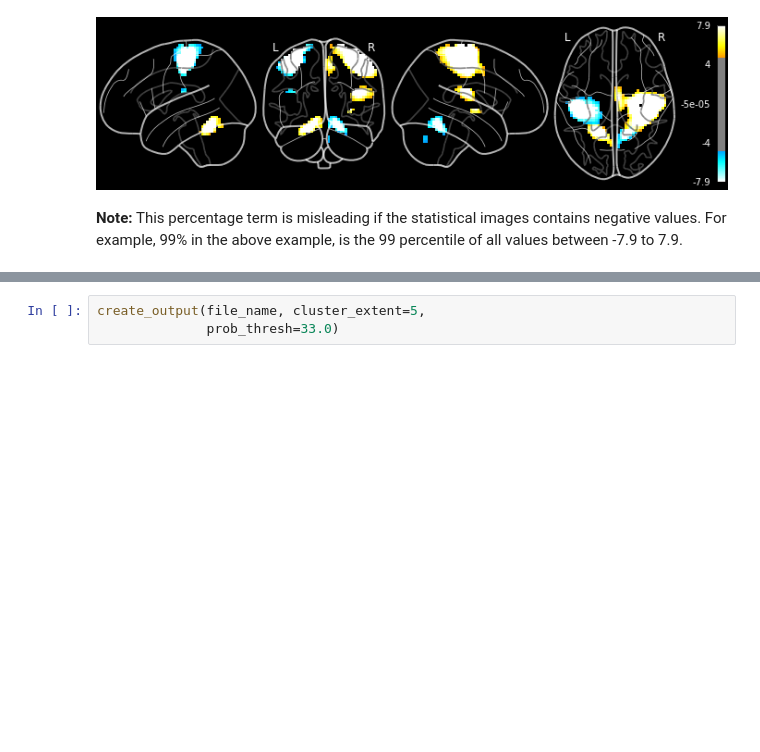
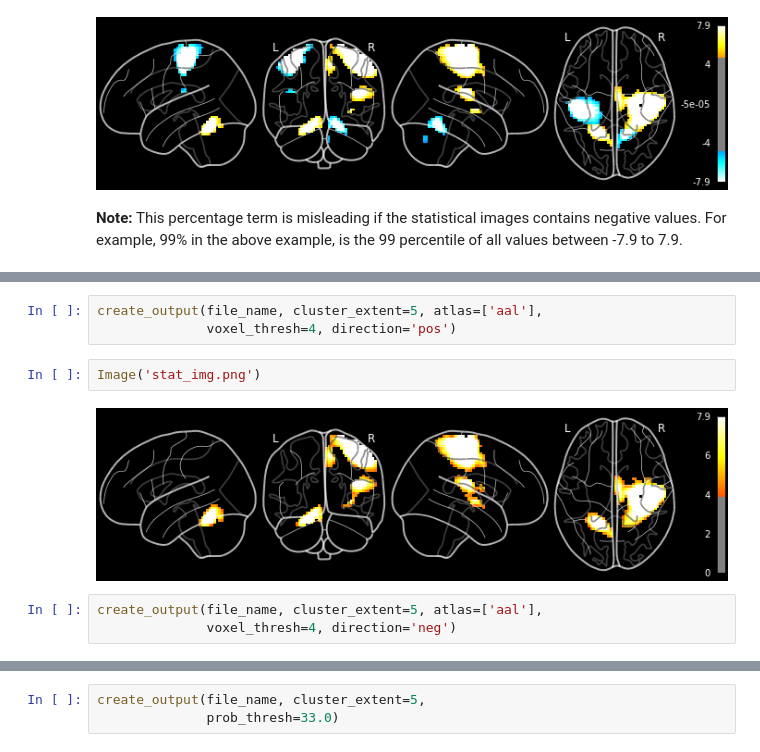
Before and after one commit to miykael/atlasreader, a Jupyter notebook: notebooks/atlasreader.ipynb, the cells around one changed output, grey strips where cells are left out. Drawn from its saved outputs; the diff is of its cells as text; blank space fills up the shorter version.

Commit message:
ENH: add thresholding 'direction' parameter

```diff
--- a/notebooks/atlasreader.ipynb
+++ b/notebooks/atlasreader.ipynb
@@ -252,0 +267,10 @@ pd.read_csv('stat_img_clusters.csv')
+# %%
+create_output(file_name, cluster_extent=5, atlas=['aal'],
+              voxel_thresh=4, direction='pos')
+# %%
+Image('stat_img.png')
+# %% [output]
+[figure, added]
+# %%
+create_output(file_name, cluster_extent=5, atlas=['aal'],
+              voxel_thresh=4, direction='neg')
```
Also changed, not shown: parts of 10 cells of this notebook, 5 other files.
